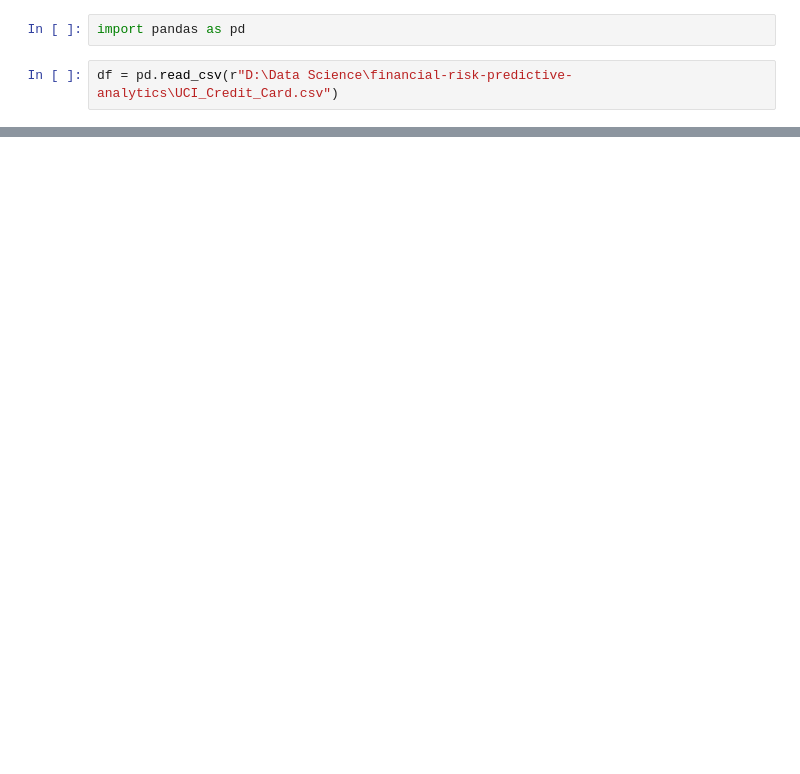
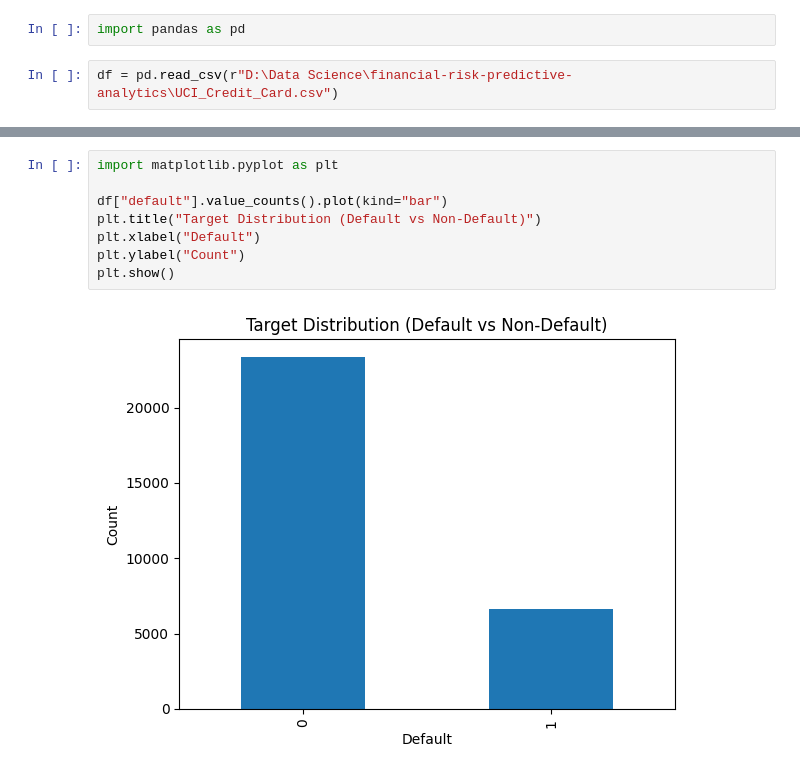
Before and after one commit to ShamikRana/financial-risk-predictive-analytics, a Jupyter notebook: notebook/model_training.ipynb, the cells around one changed output, grey strips where cells are left out. Saved outputs shown, nothing was run; the diff lists cells and outputs as text; blank space fills up the shorter version.

```diff
--- a/notebook/model_training.ipynb
+++ b/notebook/model_training.ipynb
@@ -47,0 +66,10 @@ weighted avg       0.80      0.82      0.80      6000
+# %%
+import matplotlib.pyplot as plt
+
+df["default"].value_counts().plot(kind="bar")
+plt.title("Target Distribution (Default vs Non-Default)")
+plt.xlabel("Default")
+plt.ylabel("Count")
+plt.show()
+# %% [output]
+[figure, added]
```
Also changed, not shown: parts of 62 cells of this notebook, 1 other file.
